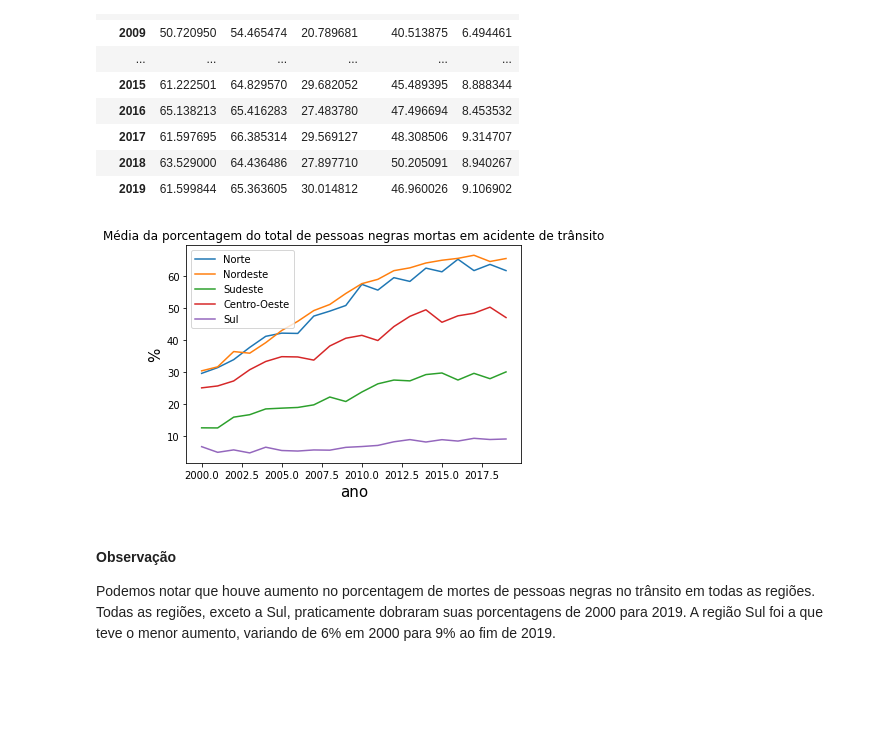
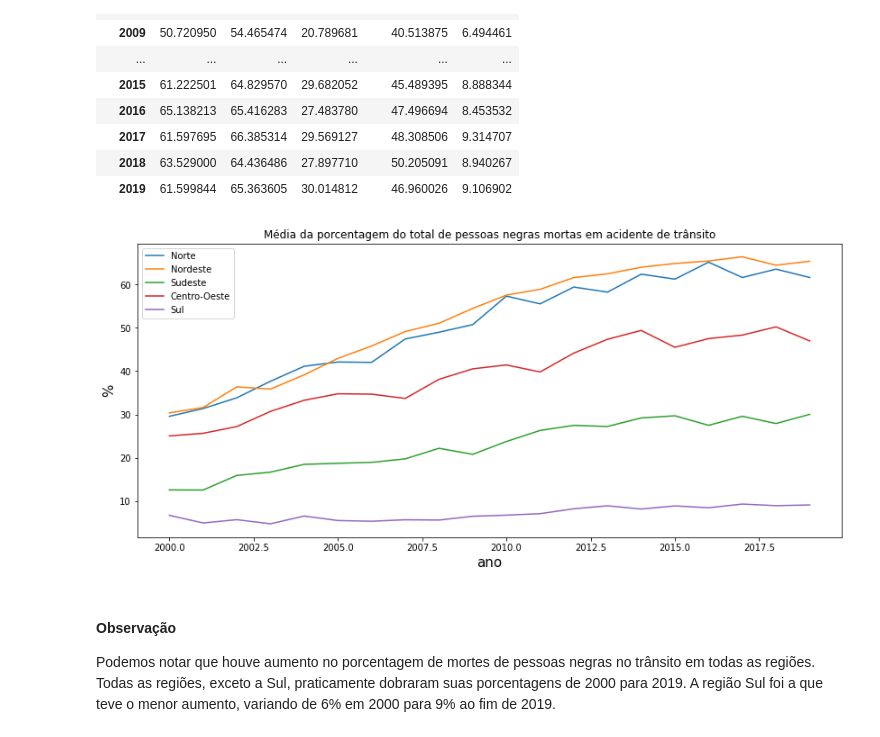
Before and after one commit to saulorcj/tarefas-analytica, a Jupyter notebook: A2/tratamento_dados_3.ipynb, the cells around one changed output. Drawn from its saved outputs; the diff is of its cells as text; code cells hidden in the pictures; blank space fills up the shorter version.

```diff
--- a/A2/tratamento_dados_3.ipynb
+++ b/A2/tratamento_dados_3.ipynb
@@ -109,14 +109,15 @@ df1
 | 2018 | 63.529000 | 64.436486 | 27.897710 | 50.205091 | 8.940267 |
 | 2019 | 61.599844 | 65.363605 | 30.014812 | 46.960026 | 9.106902 |
 # %%
+plt.figure(figsize=(14,6))
 plt.plot(df1)
 plt.title("Média da porcentagem do total de pessoas negras mortas em acidente de trânsito")
 plt.xlabel("ano", size=15)
 plt.ylabel("%", size=15)
 plt.legend(regioes, loc="upper left")
 plt.show()
 # %% [output]
-[figure, old version]
+[figure, new version]
 # %% [markdown]
 #### Observação
 Podemos notar que houve aumento no porcentagem de mortes de pessoas negras no trânsito em todas as regiões. Todas as regiões, exceto a Sul, praticamente dobraram suas porcentagens de 2000 para 2019. A região Sul foi a que teve o menor aumento, variando de 6% em 2000 para 9% ao fim de 2019.
```
Also changed, not shown: parts of 2 cells of this notebook, 1 other file.
